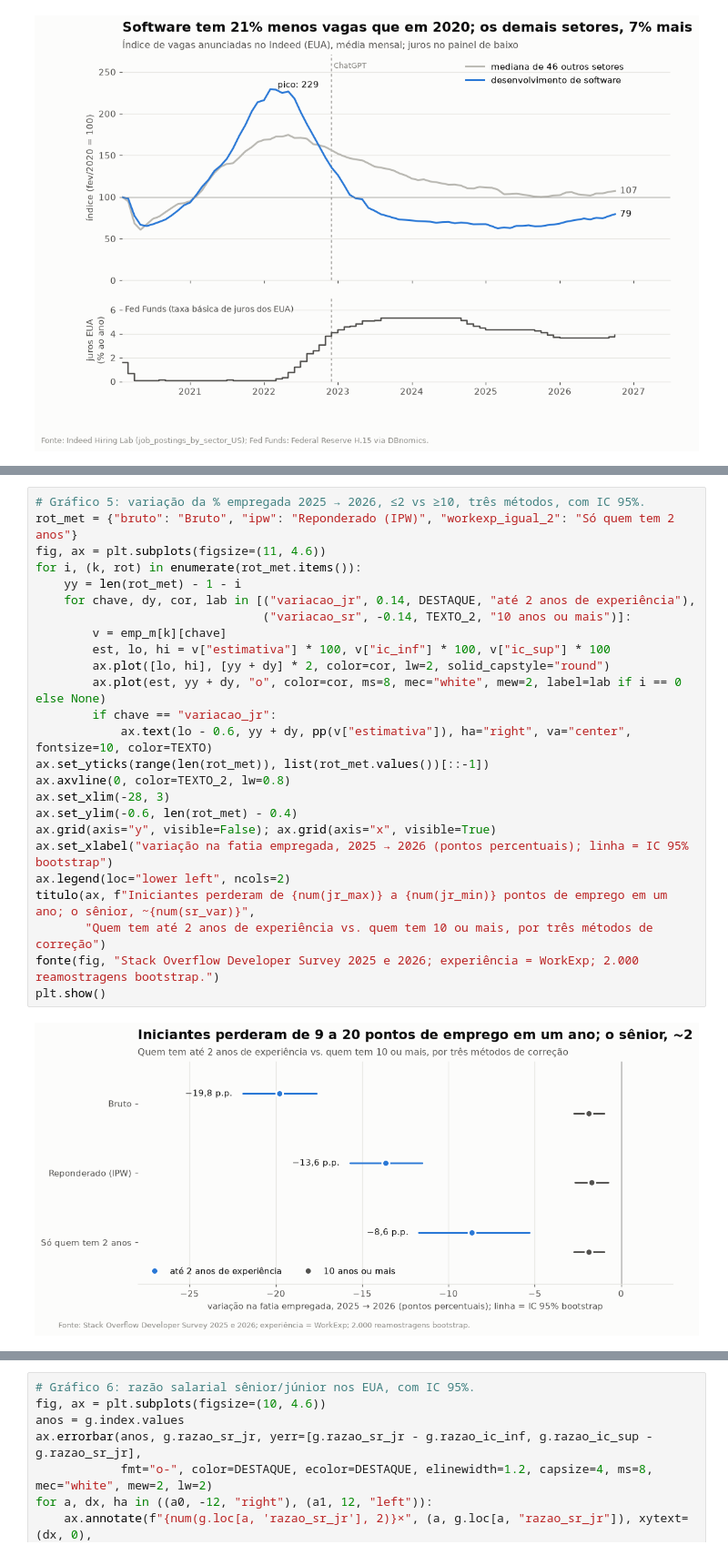
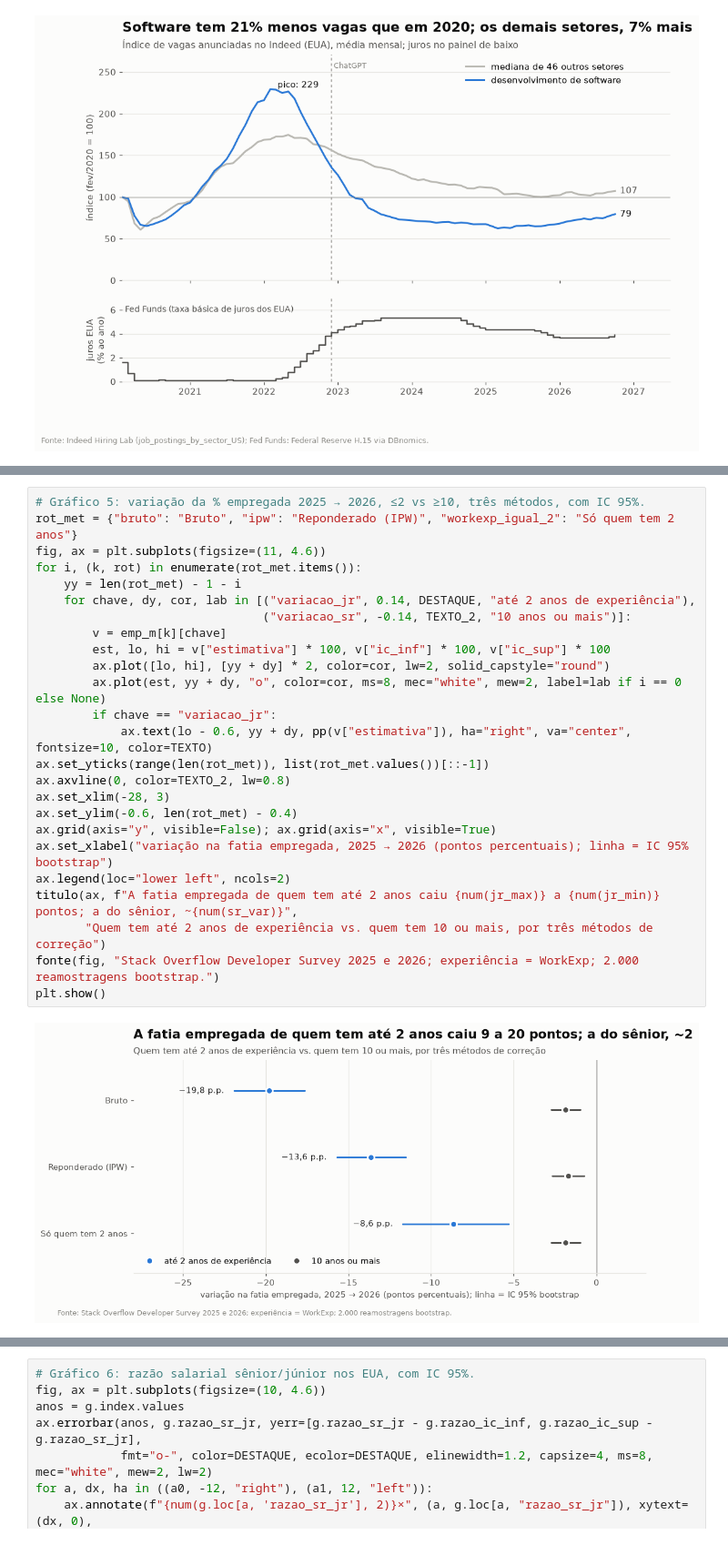
Before and after one commit to VictorKunzz/primeiro-degrau-ia-mercado-dev, a Jupyter notebook: notebooks/primeiro_degrau.ipynb, the cells around one changed output, grey strips where cells are left out. Shown at 91% size. Cells and saved outputs as stored; diff of their text form.

```diff
--- a/notebooks/primeiro_degrau.ipynb
+++ b/notebooks/primeiro_degrau.ipynb
@@ -736,30 +561,30 @@ chance de responder (IPW); (3) só quem tem exatamente 2 anos, que é menos afet
 # %%
 # Gráfico 5: variação da % empregada 2025 → 2026, ≤2 vs ≥10, três métodos, com IC 95%.
 rot_met = {"bruto": "Bruto", "ipw": "Reponderado (IPW)", "workexp_igual_2": "Só quem tem 2 anos"}
 fig, ax = plt.subplots(figsize=(11, 4.6))
 for i, (k, rot) in enumerate(rot_met.items()):
     yy = len(rot_met) - 1 - i
     for chave, dy, cor, lab in [("variacao_jr", 0.14, DESTAQUE, "até 2 anos de experiência"),
                                 ("variacao_sr", -0.14, TEXTO_2, "10 anos ou mais")]:
         v = emp_m[k][chave]
         est, lo, hi = v["estimativa"] * 100, v["ic_inf"] * 100, v["ic_sup"] * 100
         ax.plot([lo, hi], [yy + dy] * 2, color=cor, lw=2, solid_capstyle="round")
         ax.plot(est, yy + dy, "o", color=cor, ms=8, mec="white", mew=2, label=lab if i == 0 else None)
         if chave == "variacao_jr":
             ax.text(lo - 0.6, yy + dy, pp(v["estimativa"]), ha="right", va="center", fontsize=10, color=TEXTO)
 ax.set_yticks(range(len(rot_met)), list(rot_met.values())[::-1])
 ax.axvline(0, color=TEXTO_2, lw=0.8)
 ax.set_xlim(-28, 3)
 ax.set_ylim(-0.6, len(rot_met) - 0.4)
 ax.grid(axis="y", visible=False); ax.grid(axis="x", visible=True)
 ax.set_xlabel("variação na fatia empregada, 2025 → 2026 (pontos percentuais); linha = IC 95% bootstrap")
 ax.legend(loc="lower left", ncols=2)
-titulo(ax, f"Iniciantes perderam de {num(jr_max)} a {num(jr_min)} pontos de emprego em um ano; o sênior, ~{num(sr_var)}",
+titulo(ax, f"A fatia empregada de quem tem até 2 anos caiu {num(jr_max)} a {num(jr_min)} pontos; a do sênior, ~{num(sr_var)}",
        "Quem tem até 2 anos de experiência vs. quem tem 10 ou mais, por três métodos de correção")
 fonte(fig, "Stack Overflow Developer Survey 2025 e 2026; experiência = WorkExp; 2.000 reamostragens bootstrap.")
 plt.show()
 # %% [output]
-[figure, old version]
+[figure, new version]
 # %%
 rb = H1["numeros"]["emprego"]["robustez_jr_sem_estudantes"]
 e26 = emp[(emp.ano == 2026) & (emp.faixa_exp == "≤2") & (emp.metodo == "bruto")].iloc[0]
```
Also changed, not shown: parts of 45 cells of this notebook, 4 other files.
